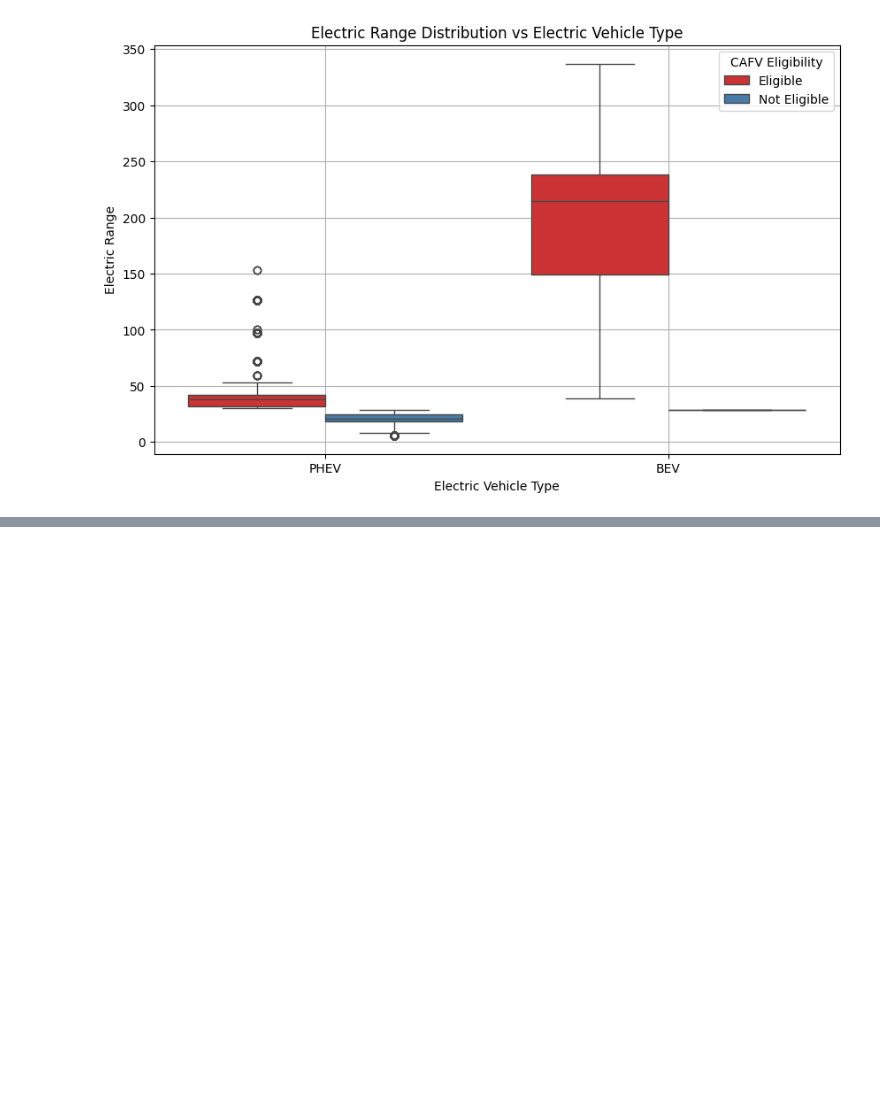
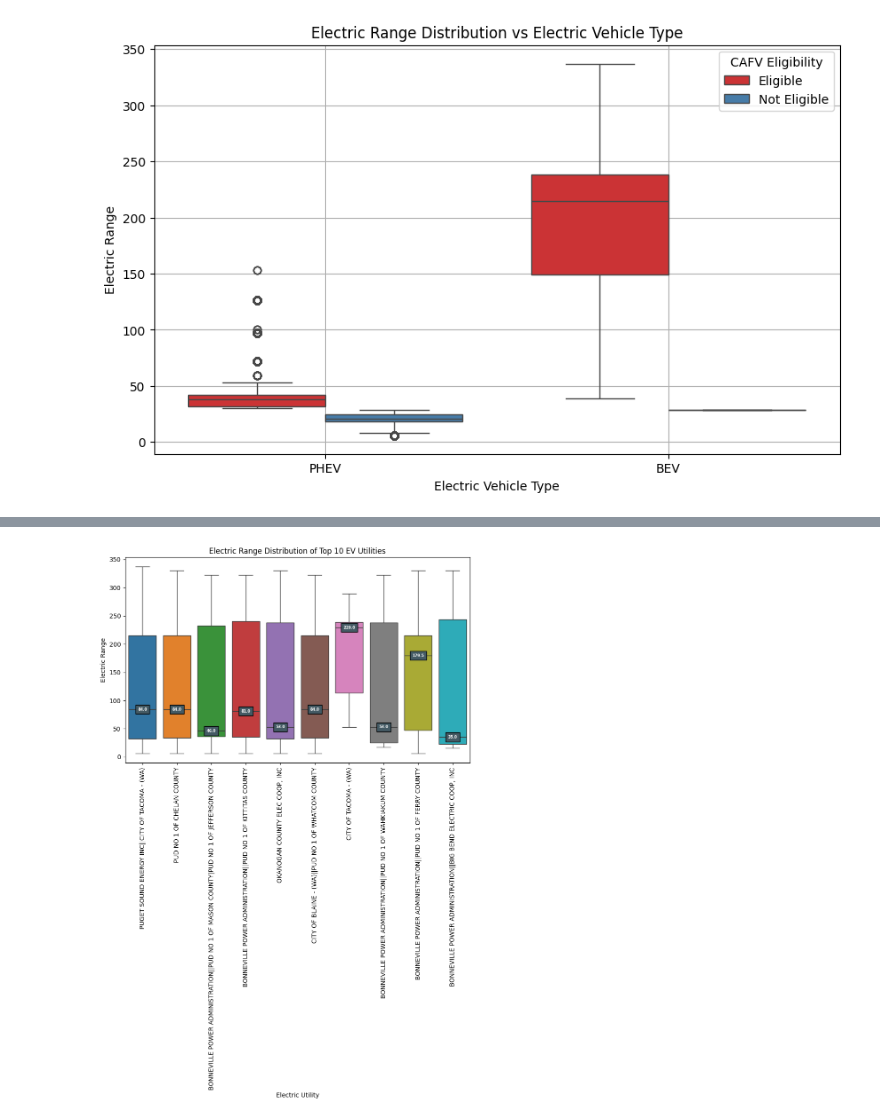
Before and after one commit to RITS98/Electric-Vechicle-Data-Analysis, a Jupyter notebook: EV_Data_Analysis.ipynb, the cells around one changed output, grey strips where cells are left out. Saved outputs shown, nothing was run; the diff lists cells and outputs as text; code cells hidden in the pictures; blank space fills up the shorter version.

```diff
--- a/EV_Data_Analysis.ipynb
+++ b/EV_Data_Analysis.ipynb
@@ -245,0 +271,34 @@ plt.show()
+# %%
+# Function to show the median in the plot
+
+def show_median(plot):
+    ax = plot.axes
+    lines = ax.get_lines()
+    categories = ax.get_xticks()
+
+    for cat in categories:
+        y = round(lines[4+cat*6].get_ydata()[0],1)
+        ax.text(
+            cat,
+            y,
+            y,
+            ha='center',
+            va='center',
+            fontweight='bold',
+            size=6,
+            color='white',
+            bbox={
+                'facecolor':'#445A64'
+            }
+        )
+# %%
+data_ev_utlility_top_10 = data[data['Electric Utility'].isin(grouped_data.head(10)['Electric Utility'])]
+
+plt.figure(figsize=(10, 6))
+plt.title('Electric Range Distribution of Top 10 EV Utilities')
+bx = sns.boxplot(data=data_ev_utlility_top_10, x='Electric Utility', y='Electric Range', palette='tab10')
+show_median(bx)
+plt.xticks(rotation=90)
+plt.show()
+# %% [output]
+[figure, added]
```
Also changed, not shown: parts of 11 cells of this notebook.
